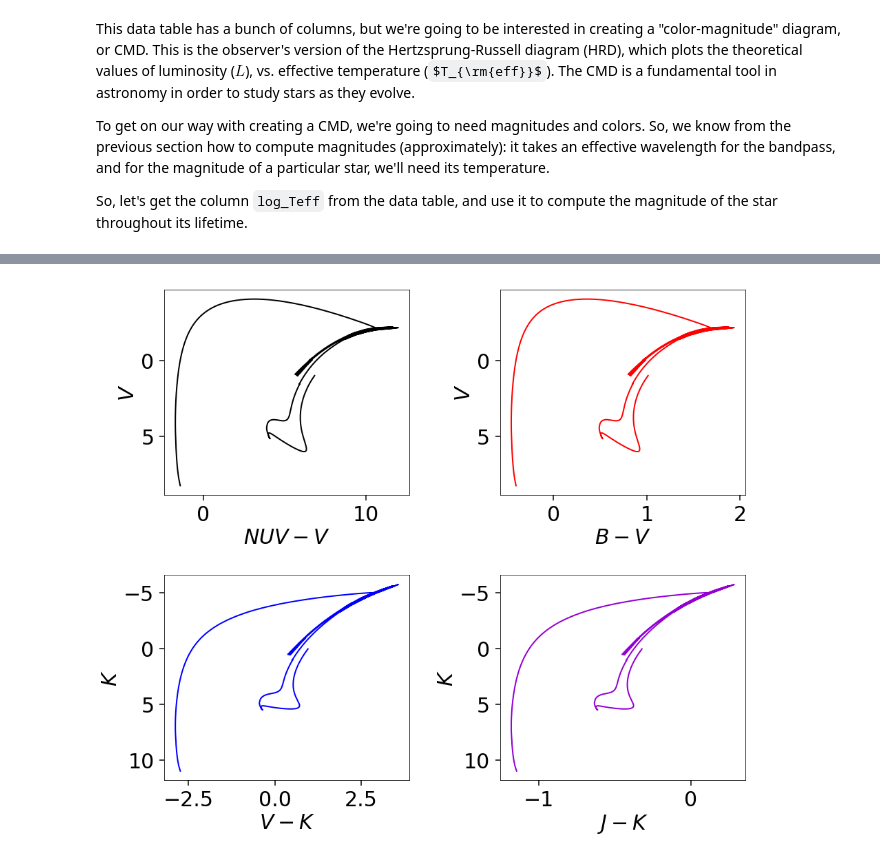
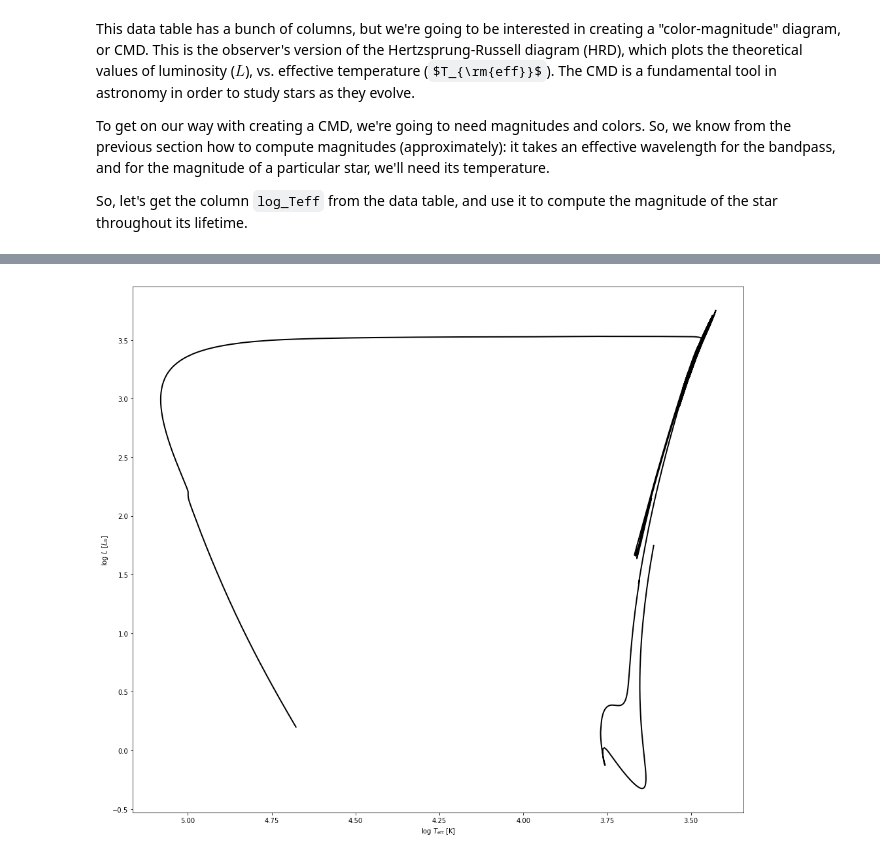
Before and after one commit to sgossage/BI2019---Python-Course, a Jupyter notebook: stellar_phot.ipynb, the cells around one changed output, grey strips where cells are left out. Drawn from its saved outputs; the diff is of its cells as text; code cells hidden in the pictures; some formulas as TeX source.

```diff
--- a/stellar_phot.ipynb
+++ b/stellar_phot.ipynb
@@ -301,34 +388,13 @@ lcorr = -5 * data['log_R'] + offset  # luminosity correction
-# %%
-# plot "corrected" CMDs for our MESA track
-
-plt.figure(figsize=(14, 12))
-plt.subplot(2, 2, 1)
-plt.plot(mag_nuv - mag_v, mag_v + lcorr,
-         lw=2, color='black')
-plt.xlabel(r'$NUV - V$')
-plt.ylabel(r'$V$')
-plt.ylim(plt.ylim()[::-1])
-plt.tight_layout()
-plt.subplot(2, 2, 2)
-plt.plot(mag_b - mag_v, mag_v + lcorr,
-         lw=2, color='red')
-plt.xlabel(r'$B - V$')
-plt.ylabel(r'$V$')
-plt.ylim(plt.ylim()[::-1])
-plt.tight_layout()
-plt.subplot(2, 2, 3)
-plt.plot(mag_v - mag_k, mag_k + lcorr,
-         lw=2, color='blue')
-plt.xlabel(r'$V - K$')
-plt.ylabel(r'$K$')
-plt.ylim(plt.ylim()[::-1])
-plt.tight_layout()
-plt.subplot(2, 2, 4)
-plt.plot(mag_j - mag_k, mag_k + lcorr,
-         lw=2, color='darkviolet')
-plt.xlabel(r'$J - K$')
-plt.ylabel(r'$K$')
-plt.ylim(plt.ylim()[::-1])
-plt.tight_layout()
-# %% [output]
-[figure, removed]
+# %%
+# plot HRD for our MESA track
+
+plt.figure(figsize=(14, 12))
+plt.subplot(1, 1, 1)
+plt.plot(data['log_Teff'], data['log_L'],
+         lw=2, color='black')
+plt.xlabel(r'log $T_{\rm{eff}}$ [K]')
+plt.ylabel(r'log $L\ [L_{\odot}]$')
+plt.xlim(plt.xlim()[::-1])
+plt.tight_layout()
+# %% [output]
+[figure, added]
```
Also changed, not shown: parts of 12 cells of this notebook.
